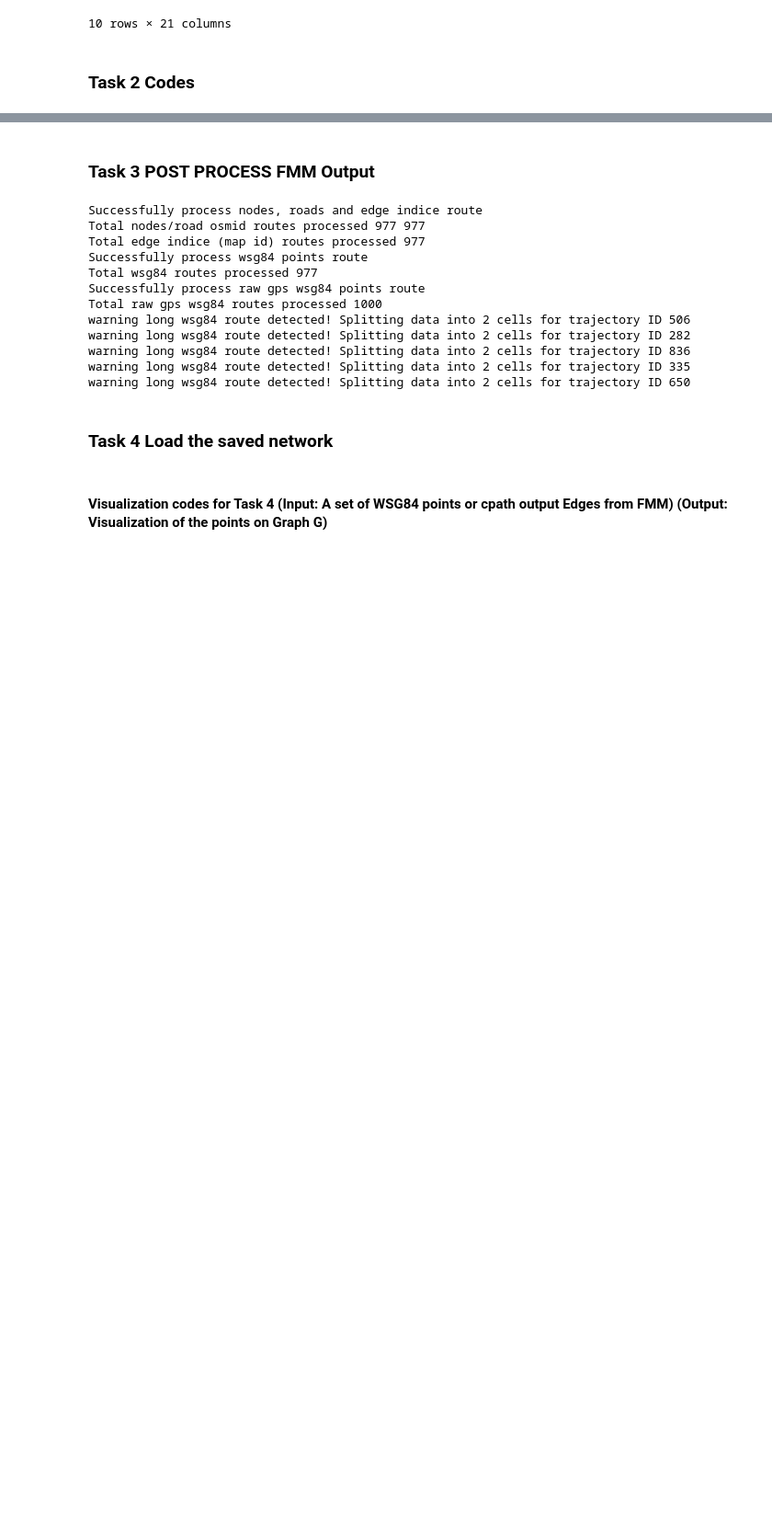
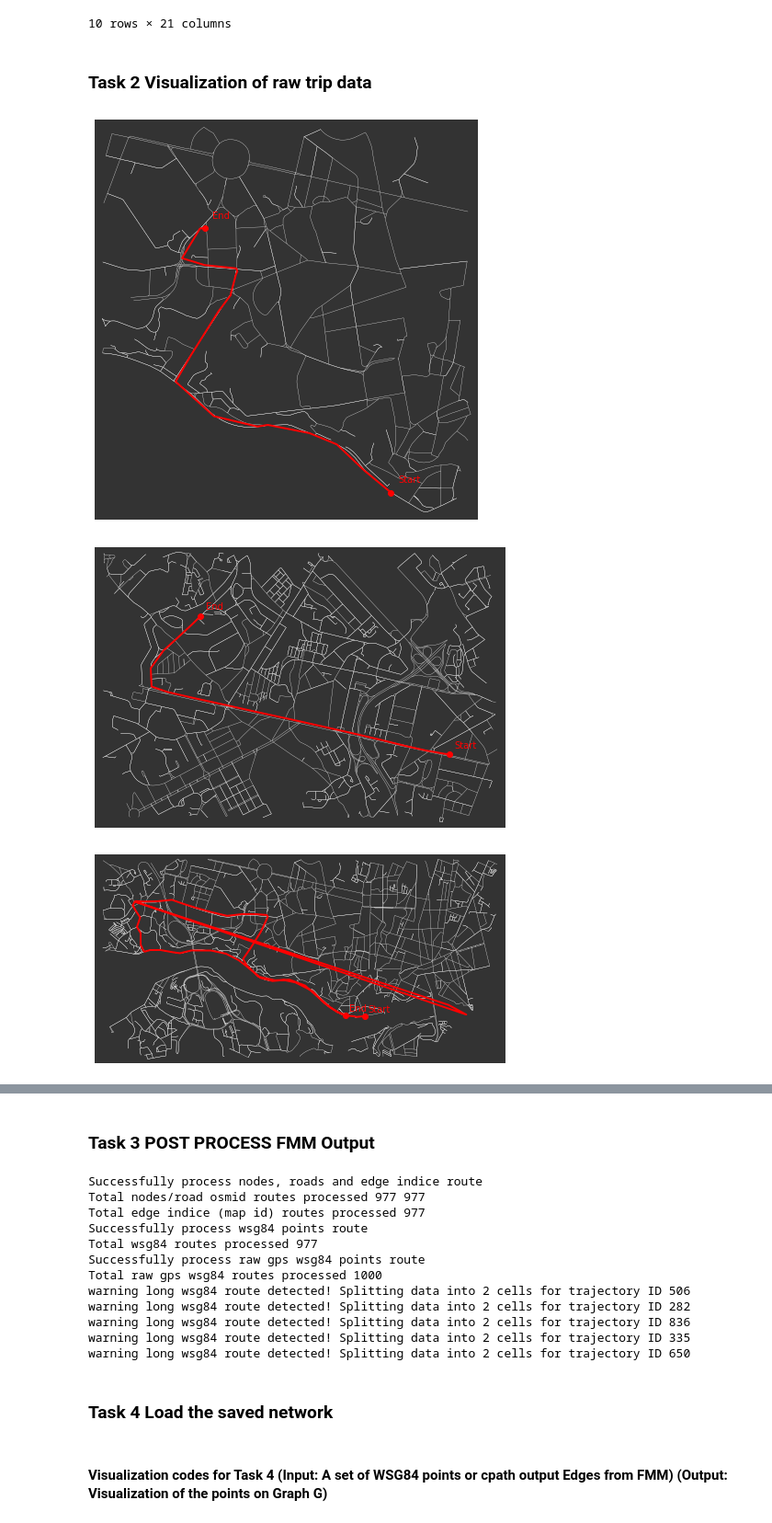
Before and after one commit to lolbus/AI6128_MapMatching_assignment, a Jupyter notebook: 6128_assignment2.ipynb, the cells around one changed output, grey strips where cells are left out. Shown at 92% size. Cells and saved outputs as stored; diff of their text form; code cells hidden in the pictures; blank space fills up the shorter version.

Commit message:
Added task 2 and task 5

```diff
--- a/6128_assignment2.ipynb
+++ b/6128_assignment2.ipynb
@@ -114,4 +114,4 @@ nodes_dataframe = gp.GeoDataFrame.from_file(network_name + "/nodes.shp")
 print("Total nodes in the graph: ", len(nodes_dataframe))
 nodes_dataframe.head()
 # %% [markdown]
-### Task 2 Codes
+### Task 2 Visualization of raw trip data
@@ -117,0 +127,35 @@ nodes_dataframe.head()
+# %%
+data = pandas.read_csv('/Users/ming/Desktop/Urban computing/final_project/train_1000.csv')
+for trip in range(0,11):
+    coords = np.array(ast.literal_eval(data.iloc[trip][-1]))
+    list_of_x = coords[:, 0]
+    list_of_y = coords[:, 1]
+    min_x = min(list_of_x - 0.005)
+    max_x = max(list_of_x + 0.005)
+    min_y = min(list_of_y - 0.005)
+    max_y = max(list_of_y + 0.005)
+    boundary = [min_x, max_x, min_y, max_y]
+    boundary_polygon = Polygon([(min_x,min_y),(max_x,min_y),(max_x,max_y),(min_x,max_y)])
+    G = ox.graph_from_polygon(boundary_polygon, network_type='drive')
+    #nc = ox.plot.get_node_colors_by_attr(G, attr="y", cmap="viridis")
+    fig, ax = ox.plot_graph(
+        G,
+        show=False,
+        close=False,
+        bgcolor="#333333",
+        edge_color="w",
+        edge_linewidth=0.3,
+        node_size=0,
+    )
+    #plt.scatter()
+    plt.plot(list_of_x,list_of_y,c="r", linewidth=2)
+    plt.plot(list_of_x[0],list_of_y[0],c="r", marker ="o")
+    plt.plot(list_of_x[len(list_of_x)-1],list_of_y[len(list_of_y)-1],c="r", marker ="o")
+    plt.annotate('Start', (list_of_x[0]+0.0005,list_of_y[0]+0.0005), c='r')
+    plt.annotate('End', (list_of_x[len(list_of_x)-1]+0.0005,list_of_y[len(list_of_y)-1]+0.0005), c='r')
+    #plt.savefig('unmatched_map_'+str(trip)+'.jpg')
+    plt.show()
+# %% [output]
+[figure, added]
+[figure, added]
+[figure, added]
```
Also changed, not shown: parts of 7 cells of this notebook.
